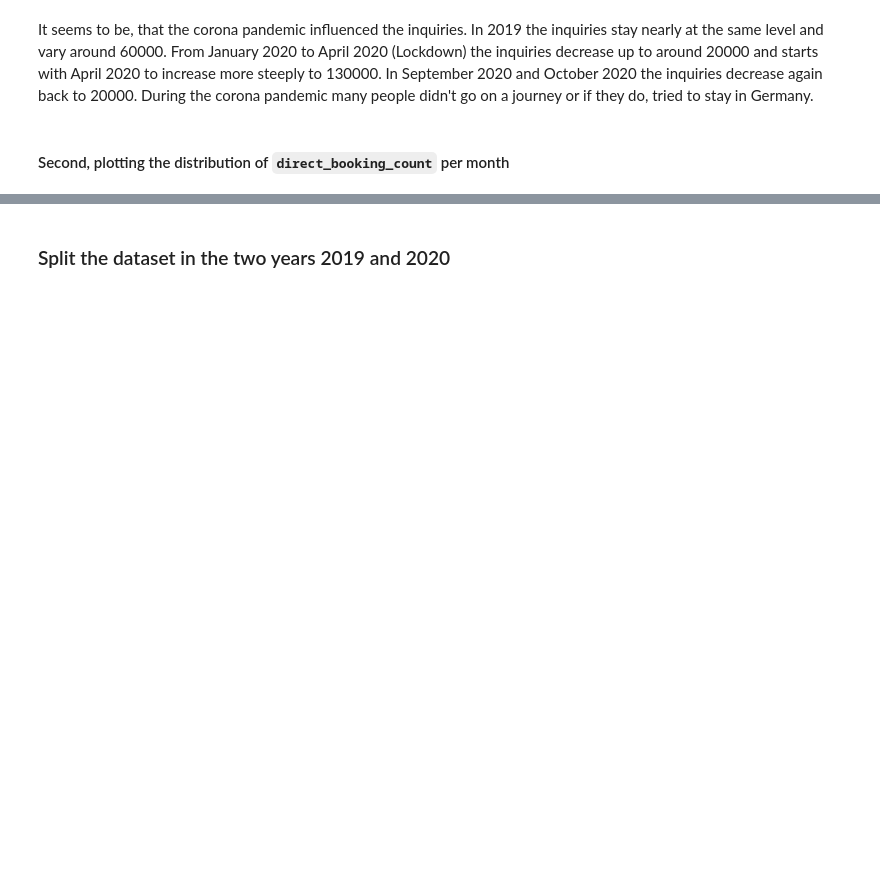
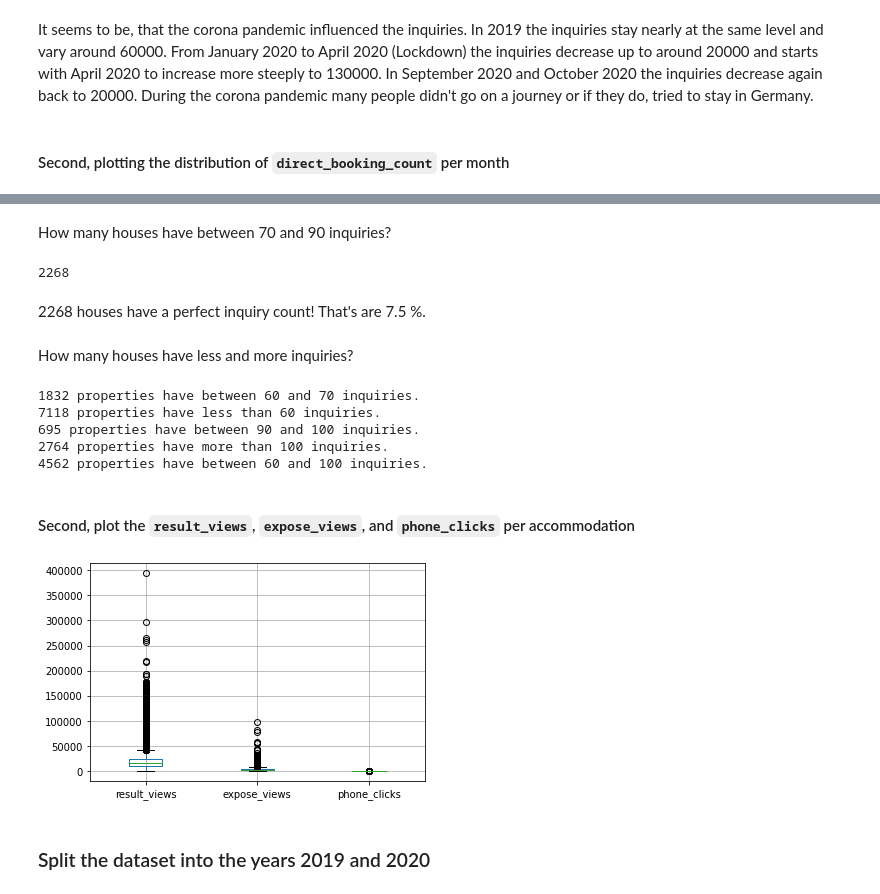
Before and after one commit to neue-fische-traum/traum-preis, a Jupyter notebook: EDA/EDA_notebook_7_statistics.ipynb, the cells around one changed output, grey strips where cells are left out. Cells and saved outputs as stored; diff of their text form; code cells hidden in the pictures; blank space fills up the shorter version.

```diff
--- a/EDA/EDA_notebook_7_statistics.ipynb
+++ b/EDA/EDA_notebook_7_statistics.ipynb
@@ -96,5 +224,37 @@ statistic_per_id.query('inquiry_count >= 58').count()
+# %% [markdown]
+How many houses have between 70 and 90 inquiries?
+# %%
+# Create a list with houses with perfect number of inquiries and count
+property_inquiry_70_90 = statistic_per_id.query('inquiry_count >= 70 & inquiry_count <= 90')
+len(property_inquiry_70_90)
+# %% [output]
+2268
+# %% [markdown]
+2268 houses have a perfect inquiry count! That's are 7.5 %.
+# %% [markdown]
+How many houses have less and more inquiries?
+# %%
+# Count inquiries
+print(statistic_per_id.query('inquiry_count >= 60 & inquiry_count <= 70')['listing_id'].count(), 'properties have between 60 and 70 inquiries.')
+print(statistic_per_id.query('inquiry_count > 60')['listing_id'].count(), 'properties have less than 60 inquiries.')
+print(statistic_per_id.query('inquiry_count >= 90 & inquiry_count <= 100')['listing_id'].count(), 'properties have between 90 and 100 inquiries.')
+print(statistic_per_id.query('inquiry_count > 100')['listing_id'].count(), 'properties have more than 100 inquiries.')
+print(statistic_per_id.query('inquiry_count >= 60 & inquiry_count <= 100')['listing_id'].count(), 'properties have between 60 and 100 inquiries.')
+# %% [output]
+1832 properties have between 60 and 70 inquiries.
+7118 properties have less than 60 inquiries.
+695 properties have between 90 and 100 inquiries.
+2764 properties have more than 100 inquiries.
+4562 properties have between 60 and 100 inquiries.
+# %% [markdown]
+#### Second, plot the `result_views`, `expose_views`, and `phone_clicks` per accommodation
+# %%
+# Boxplot views and phone clicks
+statistic_per_id.boxplot(column=['result_views', 'expose_views', 'phone_clicks']);
+# %% [output]
+[figure, added]
 # %% [markdown]
-### Split the dataset in the two years 2019 and 2020
+### Split the dataset into the years 2019 and 2020
 # %%
 # Split dataset: 2019
 start_date = "2019-01-01"
```
Also changed, not shown: parts of 23 cells of this notebook, 1 other file.
